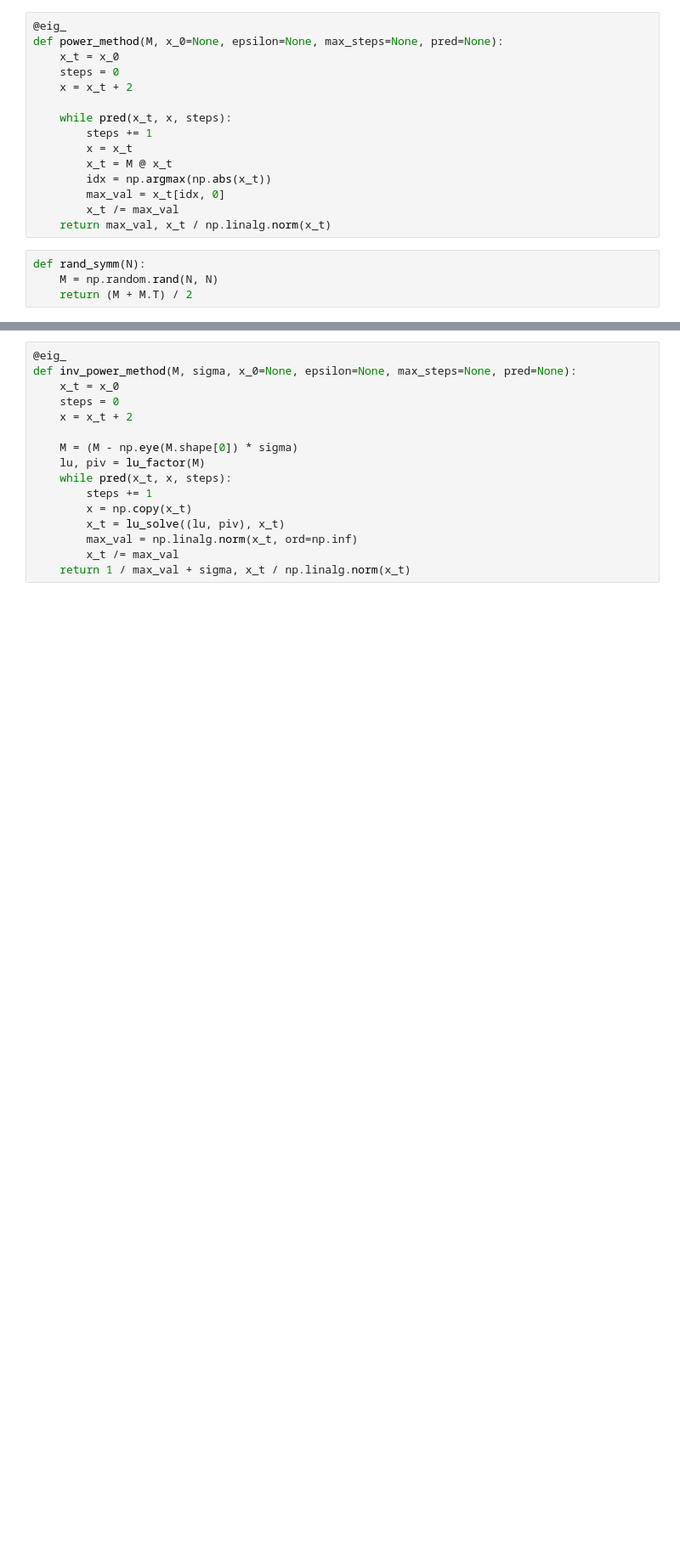
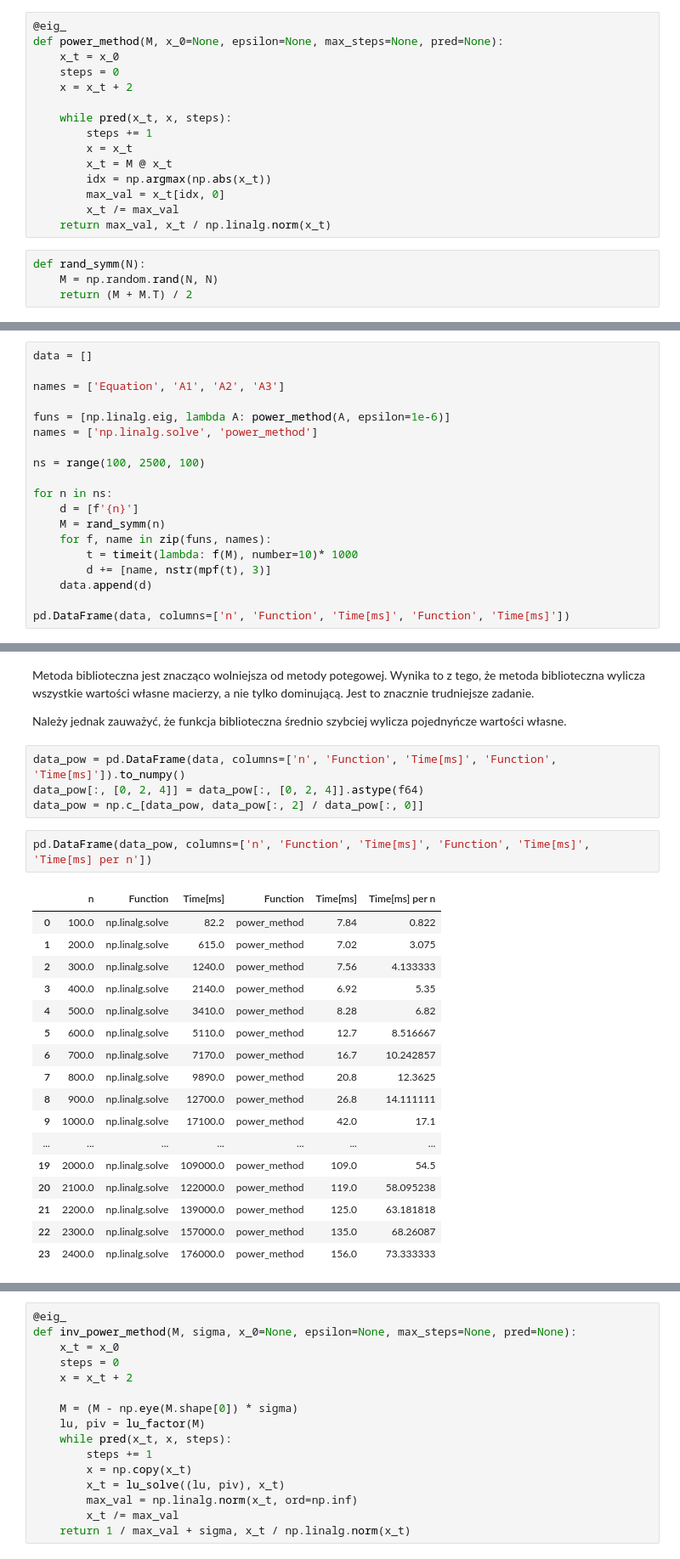
Before and after one commit to Janix4000/Mownit-2021, a Jupyter notebook: lab8/Lab8.ipynb, the cells around one changed output, grey strips where cells are left out. Shown at 85% size. Cells and saved outputs as stored; diff of their text form; blank space fills up the shorter version.

```diff
--- a/lab8/Lab8.ipynb
+++ b/lab8/Lab8.ipynb
@@ -147,0 +112,19 @@ print(np_eig_vec.flatten())
+# %%
+data = []
+
+names = ['Equation', 'A1', 'A2', 'A3']
+
+funs = [np.linalg.eig, lambda A: power_method(A, epsilon=1e-6)]
+names = ['np.linalg.solve', 'power_method']
+
+ns = range(100, 2500, 100)
+
+for n in ns:
+    d = [f'{n}']
+    M = rand_symm(n)
+    for f, name in zip(funs, names):
+        t = timeit(lambda: f(M), number=10)* 1000
+        d += [name, nstr(mpf(t), 3)]
+    data.append(d)
+
+pd.DataFrame(data, columns=['n', 'Function', 'Time[ms]', 'Function', 'Time[ms]'])
@@ -147,0 +149,28 @@ print(np_eig_vec.flatten())
+# %% [markdown]
+Metoda biblioteczna jest znacząco wolniejsza od metody potegowej. Wynika to z tego, że metoda biblioteczna wylicza wszystkie wartości własne macierzy, a nie tylko dominującą. Jest to znacznie trudniejsze zadanie.
+
+Należy jednak zauważyć, że funkcja biblioteczna średnio szybciej wylicza pojednyńcze wartości własne.
+# %%
+data_pow = pd.DataFrame(data, columns=['n', 'Function', 'Time[ms]', 'Function', 'Time[ms]']).to_numpy()
+data_pow[:, [0, 2, 4]] = data_pow[:, [0, 2, 4]].astype(f64)
+data_pow = np.c_[data_pow, data_pow[:, 2] / data_pow[:, 0]]
+# %%
+pd.DataFrame(data_pow, columns=['n', 'Function', 'Time[ms]', 'Function', 'Time[ms]', 'Time[ms] per n'])
+# %% [output]
+|  | n | Function | Time[ms] | Function | Time[ms] | Time[ms] per n |
+| 0 | 100.0 | np.linalg.solve | 82.2 | power_method | 7.84 | 0.822 |
+| 1 | 200.0 | np.linalg.solve | 615.0 | power_method | 7.02 | 3.075 |
+| 2 | 300.0 | np.linalg.solve | 1240.0 | power_method | 7.56 | 4.133333 |
+| 3 | 400.0 | np.linalg.solve | 2140.0 | power_method | 6.92 | 5.35 |
+| 4 | 500.0 | np.linalg.solve | 3410.0 | power_method | 8.28 | 6.82 |
+| 5 | 600.0 | np.linalg.solve | 5110.0 | power_method | 12.7 | 8.516667 |
+| 6 | 700.0 | np.linalg.solve | 7170.0 | power_method | 16.7 | 10.242857 |
+| 7 | 800.0 | np.linalg.solve | 9890.0 | power_method | 20.8 | 12.3625 |
+| 8 | 900.0 | np.linalg.solve | 12700.0 | power_method | 26.8 | 14.111111 |
+| 9 | 1000.0 | np.linalg.solve | 17100.0 | power_method | 42.0 | 17.1 |
+| ... | ... | ... | ... | ... | ... | ... |
+| 19 | 2000.0 | np.linalg.solve | 109000.0 | power_method | 109.0 | 54.5 |
+| 20 | 2100.0 | np.linalg.solve | 122000.0 | power_method | 119.0 | 58.095238 |
+| 21 | 2200.0 | np.linalg.solve | 139000.0 | power_method | 125.0 | 63.181818 |
+| 22 | 2300.0 | np.linalg.solve | 157000.0 | power_method | 135.0 | 68.26087 |
+| 23 | 2400.0 | np.linalg.solve | 176000.0 | power_method | 156.0 | 73.333333 |
```
Also changed, not shown: parts of 31 cells of this notebook.
